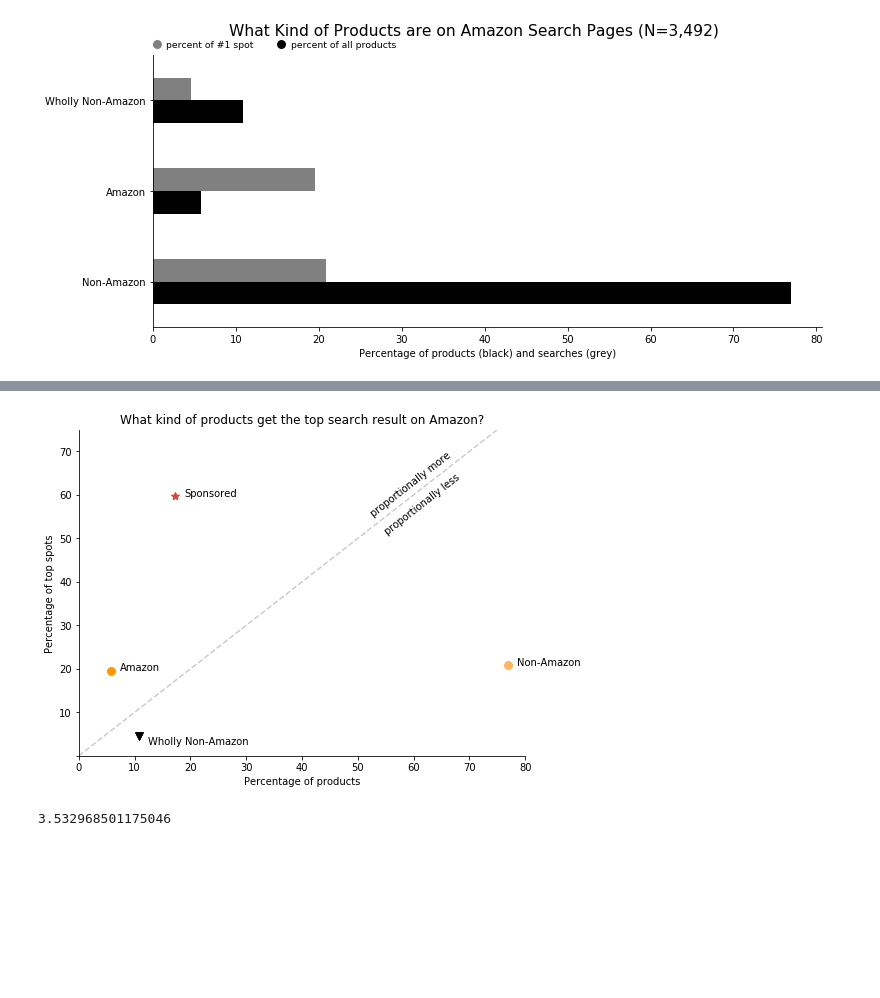
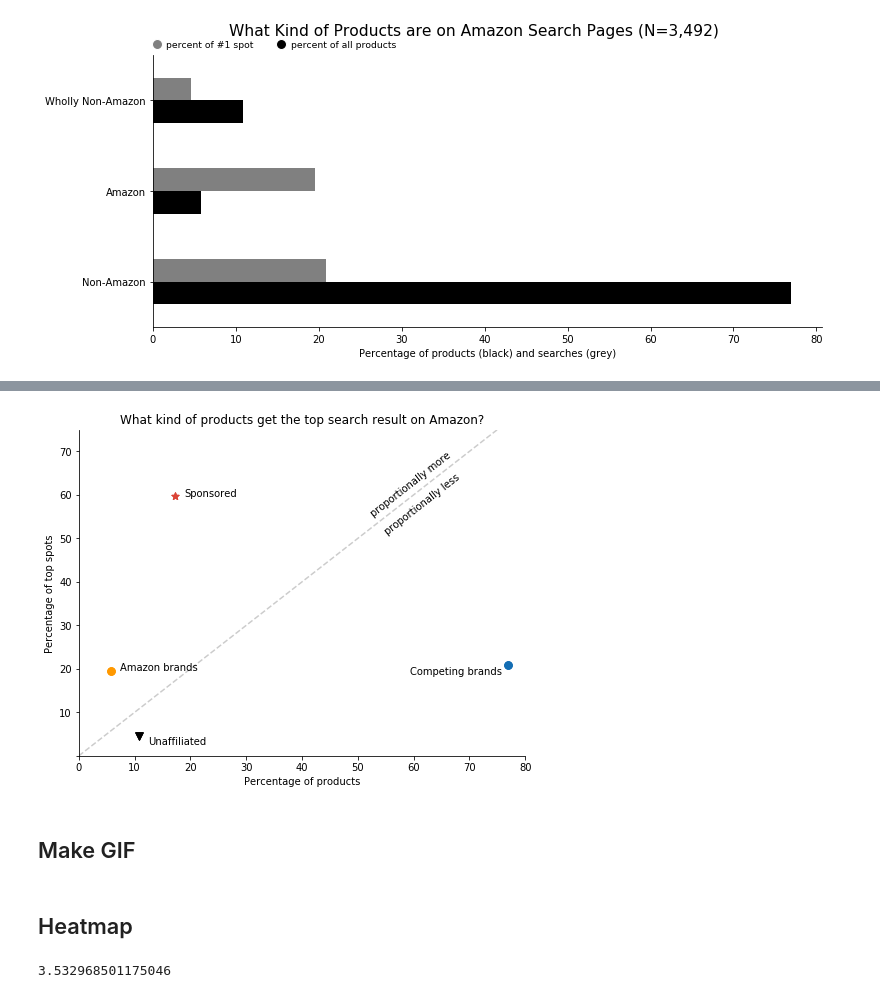
Before and after one commit to the-markup/investigation-amazon-brands, a Jupyter notebook: notebooks/1-data-analysis-search-results.ipynb, the cells around one changed output, grey strips where cells are left out. Drawn from its saved outputs; the diff is of its cells as text; code cells hidden in the pictures; blank space fills up the shorter version.

```diff
--- a/notebooks/1-data-analysis-search-results.ipynb
+++ b/notebooks/1-data-analysis-search-results.ipynb
@@ -317,10 +256,10 @@ cat2color = {
 # %%
 mkr_dict = {
-    'Wholly Non-Amazon': {
+    'Unaffiliated': {
         'marker' : 'v',
         'color': ''
     },
-    'Non-Amazon': {
+    'Competing brands': {
         'marker' : 'o',
         'color' : ''
     },
@@ -328,15 +267,11 @@ mkr_dict = {
         'marker': '+',
         'color' : ''
     },
-    'Non-Amazon sold': {
+    'Third-party sold': {
         'marker': '+',
         'color' : ''
     },
-    'Non-Amazon Brand and Not Amazon Sold' : {
-        'marker': '-',
-        'color': ''
-    },
-    'Amazon': {
+    'Amazon brands': {
         'marker': 'o',
         'color' : ''
     },
@@ -344,9 +279,4 @@ mkr_dict = {
         'marker' : '*',
         'color' : ''
     },
-    'Amazon sold non-Amazon': {
-        'marker' : '2',
-        'color' : ''
-    },
-
 }
@@ -406,19 +286,11 @@ cats = [
         'Sponsored'
     ],
     [
-        'Amazon',
-        'Non-Amazon',
+        'Amazon brands',
+        'Competing brands',
     ],
-#     [
-#         'Non-Amazon sold',
-#         'Amazon sold',
-#     ],
-#      [
-
-#         'Amazon sold non-Amazon',
-#     ],
     [
-        'Wholly Non-Amazon',
+        'Unaffiliated',
     ],
 ]
 plt.figure(figsize=(8, 6))
@@ -447,35 +319,40 @@ for i, to_check in enumerate(cats):
 
     for kind in to_check:
         d = to_plot[to_plot.Category==kind]
-        if kind in ['Non-Amazon sold', 'Wholly Non-Amazon']:
+        if kind in ['Unaffiliated']:
             ax.annotate(kind, (d['Perc Products'] + 1.5,
+                           d['Perc #1 spot'] - 2))
+        elif kind == 'Competing brands':
+            ax.annotate(kind, (d['Perc Products'] - 17.5,
                            d['Perc #1 spot'] - 2))
         else:
             ax.annotate(kind, (d['Perc Products'] + 1.6,
                                d['Perc #1 spot']))
         for j in range(1,6):
             plt.scatter(x=d['Perc Products'],
                         y=d['Perc #1 spot'],
                         c=cat2color[kind],
                         s=55,
                         alpha=.2 * j,
                         label=kind,
                         marker = mkr_dict[kind]['marker'])
 
 
             fn_out = f'../data/output/animation/fig_{i}_{j:02d}.png'
             plt.savefig(fn_out);
 
 ax.plot([0, 100], [0, 100],  '--', alpha=.4, color='grey')
 ax.annotate("proportionally more",
             (52, 55), rotation=38)
 ax.annotate("proportionally less",
             (54.5, 51), rotation=38)
 for j in range(7, 16):
     fn_out = f'../data/output/animation/fig_{i}_{j:02d}.png'
     plt.savefig(fn_out);
 # %% [output]
-[figure, old version]
+[figure, new version]
+# %% [markdown]
+## Make GIF
 # %%
 import glob
 from PIL import Image
@@ -488,6 +365,8 @@ fp_out = "../data/output/animation/image.gif"
 img, *imgs = [Image.open(f) for f in sorted(glob.glob(fp_in))]
 img.save(fp=fp_out, format='GIF', append_images=imgs,
          save_all=True, duration=250, loop=0, optimize=True)
+# %% [markdown]
+## Heatmap
 # %%
 control = (df.product_order.value_counts()
     .sort_index()
```
Also changed, not shown: parts of 63 cells of this notebook, 4 other files.
